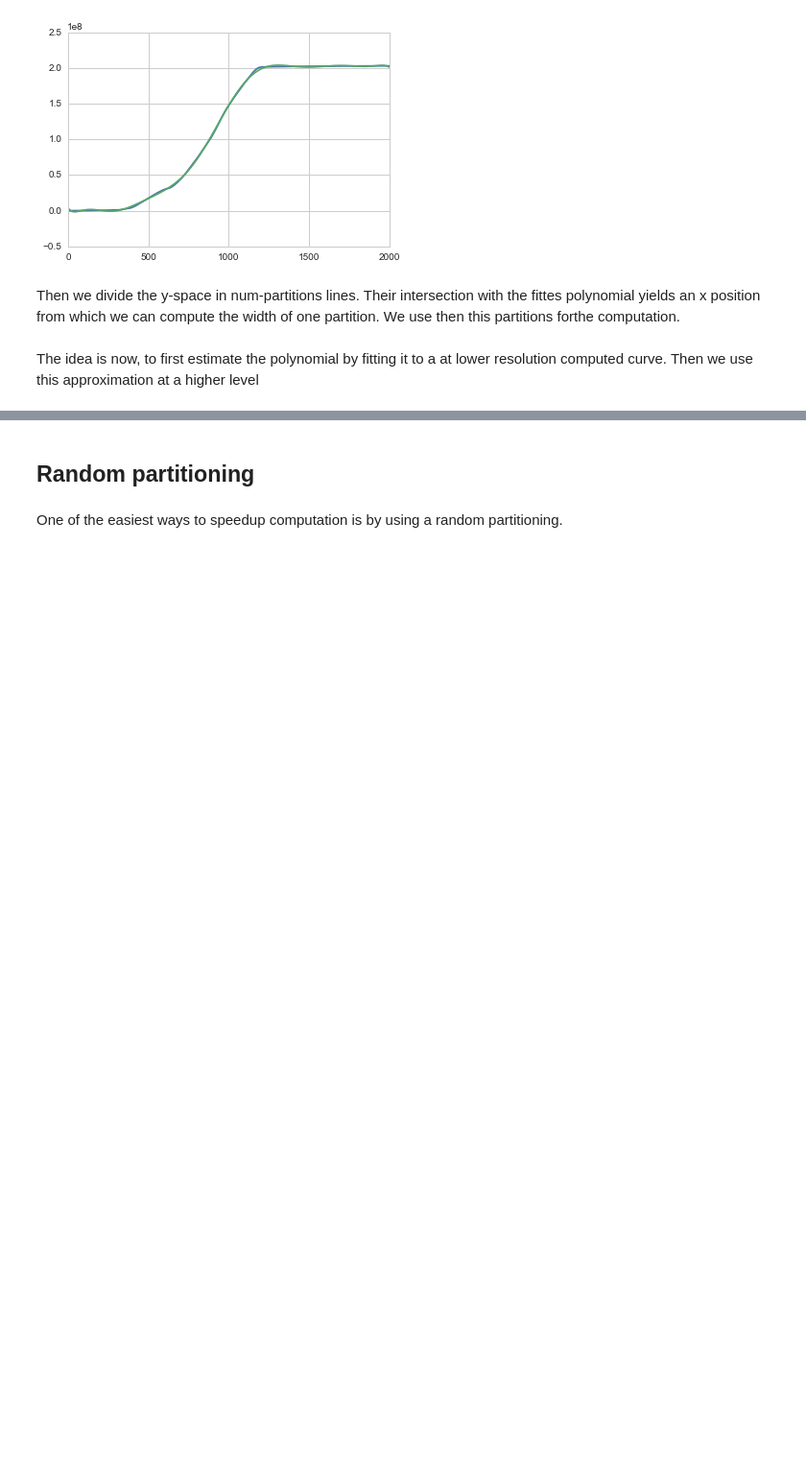
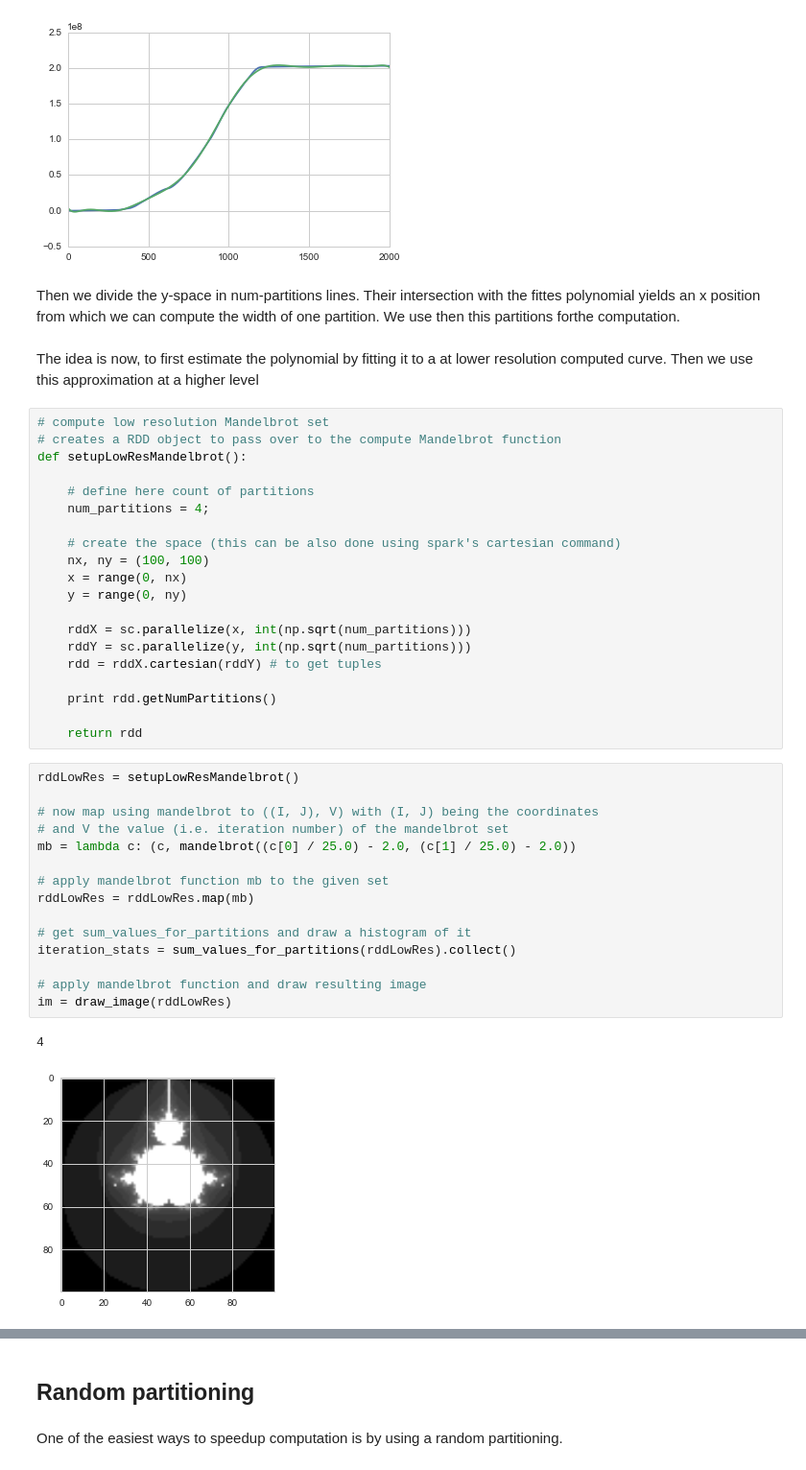
Before and after one commit to harvard-cs205/cs205-homework, a Jupyter notebook: HW1/P2/Problem2.ipynb, the cells around one changed output, grey strips where cells are left out. Shown at 96% size. Drawn from its saved outputs; the diff is of its cells as text; blank space fills up the shorter version.

```diff
--- a/HW1/P2/Problem2.ipynb
+++ b/HW1/P2/Problem2.ipynb
@@ -133,3 +124,41 @@ plt.plot(xp, p(xp))
 Then we divide the y-space in num-partitions lines. Their intersection with the fittes polynomial yields an x position from which we can compute the width of one partition. We use then this partitions forthe computation.
 # %% [markdown]
 The idea is now, to first estimate the polynomial by fitting it to a at lower resolution computed curve. Then we use this approximation at a higher level
+# %%
+# compute low resolution Mandelbrot set
+# creates a RDD object to pass over to the compute Mandelbrot function
+def setupLowResMandelbrot():
+
+    # define here count of partitions
+    num_partitions = 4;
+
+    # create the space (this can be also done using spark's cartesian command)
+    nx, ny = (100, 100)
+    x = range(0, nx)
+    y = range(0, ny)
+
+    rddX = sc.parallelize(x, int(np.sqrt(num_partitions)))
+    rddY = sc.parallelize(y, int(np.sqrt(num_partitions)))
+    rdd = rddX.cartesian(rddY) # to get tuples
+
+    print rdd.getNumPartitions()
+
+    return rdd
+# %%
+rddLowRes = setupLowResMandelbrot()
+
+# now map using mandelbrot to ((I, J), V) with (I, J) being the coordinates
+# and V the value (i.e. iteration number) of the mandelbrot set
+mb = lambda c: (c, mandelbrot((c[0] / 25.0) - 2.0, (c[1] / 25.0) - 2.0))
+
+# apply mandelbrot function mb to the given set
+rddLowRes = rddLowRes.map(mb)
+
+# get sum_values_for_partitions and draw a histogram of it
+iteration_stats = sum_values_for_partitions(rddLowRes).collect()
+
+# apply mandelbrot function and draw resulting image
+im = draw_image(rddLowRes)
+# %% [output]
+4
+[figure, added]
```
Also changed, not shown: parts of 10 cells of this notebook, 4 other files.
